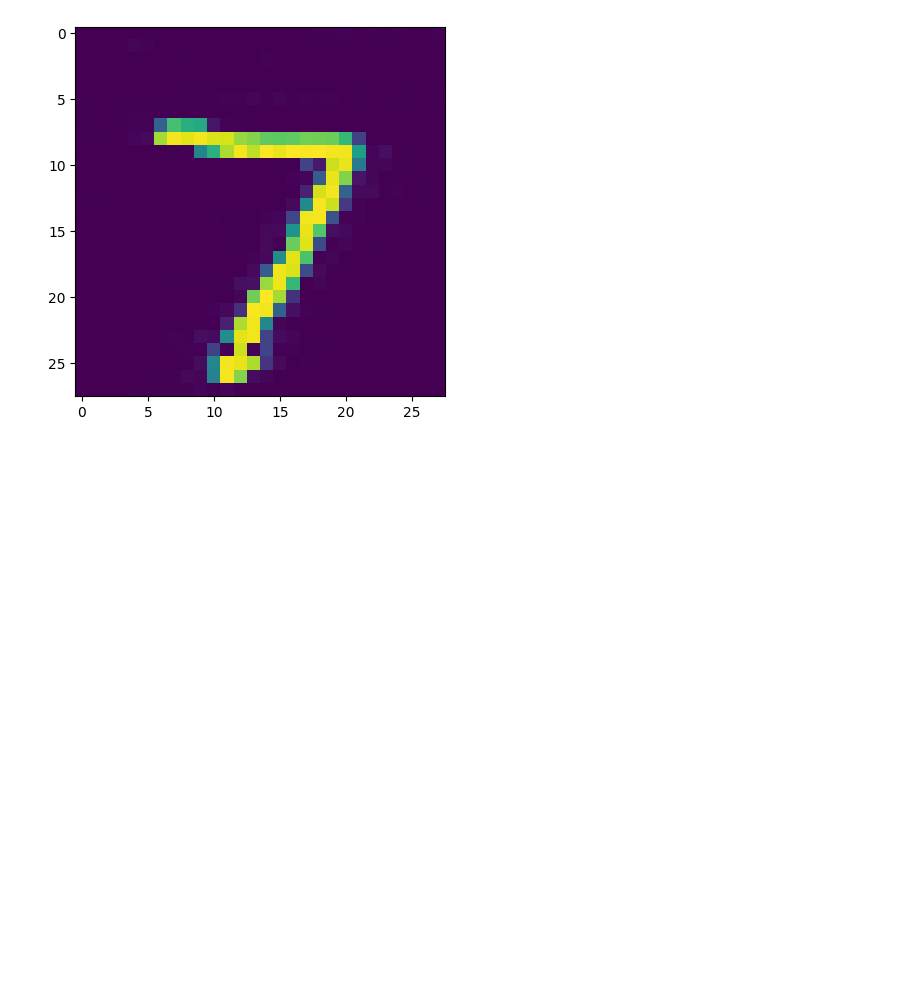
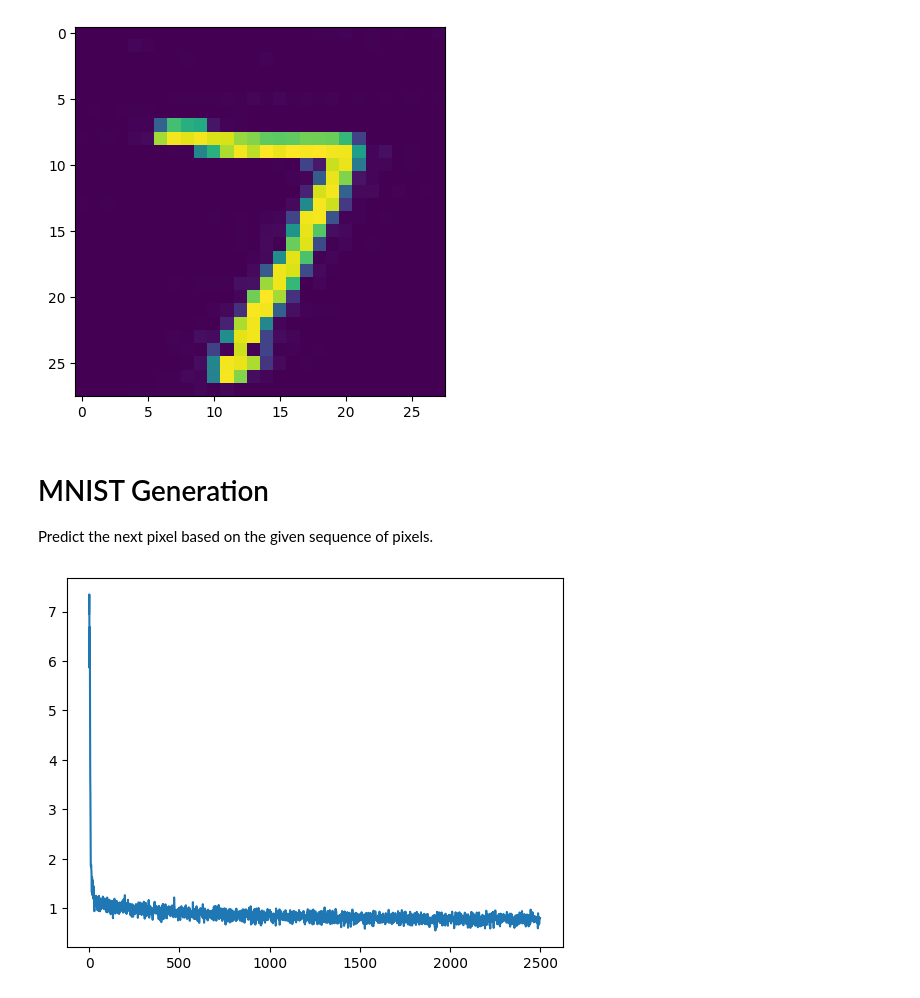
Before and after one commit to necrashter/SaShiMi-796, a Jupyter notebook: S4-MNIST-Demo.ipynb, the cells around one changed output. Cells and saved outputs as stored; diff of their text form; code cells hidden in the pictures; blank space fills up the shorter version.

Commit message:
Autoregressively generate pixels from categorical distribution
It doesn't seem to work properly yet.

Co-authored-by: CanKeles5 <cankeles22@gmail.com>
Co-authored-by: necrashter <iiilker99@gmail.com>

```diff
--- a/S4-MNIST-Demo.ipynb
+++ b/S4-MNIST-Demo.ipynb
@@ -185,3 +185,62 @@ with torch.no_grad():
     plt.imshow(sample.cpu().reshape(28, 28, 1))
 # %% [output]
 [figure]
+# %% [markdown]
+# MNIST Generation
+
+Predict the next pixel based on the given sequence of pixels.
+# %%
+torch.manual_seed(13)
+
+model = Sequential(
+    nn.Linear(1, 512),
+    *[Block(512, 64) for _ in range(6)],
+    nn.Linear(512, 256),
+    #nn.Sigmoid(),
+)
+
+model.to(device)
+
+L = 1
+
+model.train()
+optimizer = torch.optim.Adam(model.parameters(), lr=0.001)
+#criterion = torch.nn.MSELoss()
+criterion = torch.nn.CrossEntropyLoss()
+losses = []
+# %%
+for epoch in tqdm(range(2), position=0, leave=True):
+    train_loss = 0.0
+    for batch in tqdm(dataloader, leave=False):
+        img, _ = batch
+        # Convert image to a signal with L = 784 and dimension 1
+        img = img.to(device).reshape(-1, 784, 1)
+        x = img[:, :-1, :]  # First L-1 elements
+        y = img[:, 1:, :]   # Last L-1 elements
+        # For each sample i, predict the next sample (i+1) from the slice between 0 to i
+        y_hat = model(x)
+
+        y = torch.mul(y, 255.0)
+        y = y.to(torch.int64).to(device)[:,:,0]
+        #__import__('pdb').set_trace()
+
+        #y = torch.nn.functional.one_hot(y.squeeze(-1), num_classes=256).to(torch.float32)
+
+        #print(f"y[0]: {torch.argmax(y[0][200])}")
+        #print(f"y_hat[0]: {y_hat[0]}")
+        loss = criterion(y_hat.reshape(-1, 256), y.reshape(-1))
+
+        loss_val = loss.detach().cpu().item()
+        train_loss += loss_val / len(dataloader)
+        losses.append(loss_val)
+
+        optimizer.zero_grad()
+        loss.backward()
+        optimizer.step()
+
+    #print(f"Epoch {epoch + 1}/{num_epochs} loss: {train_loss}")
+
+plt.plot(losses)
+plt.show()
+# %% [output]
+[figure, added]
```
Also changed, not shown: parts of 4 cells of this notebook.
